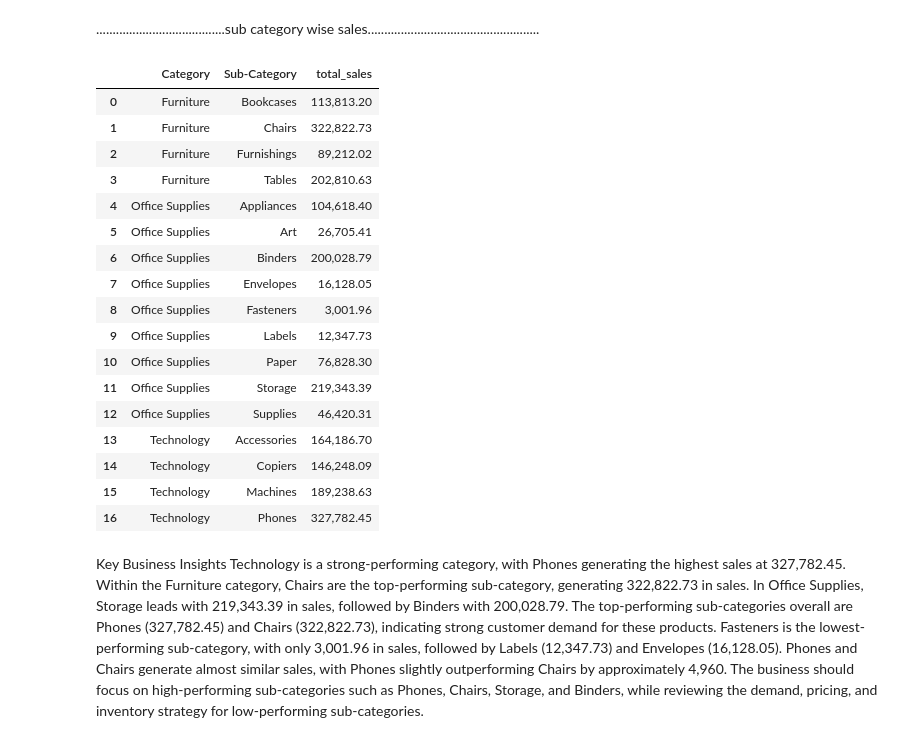
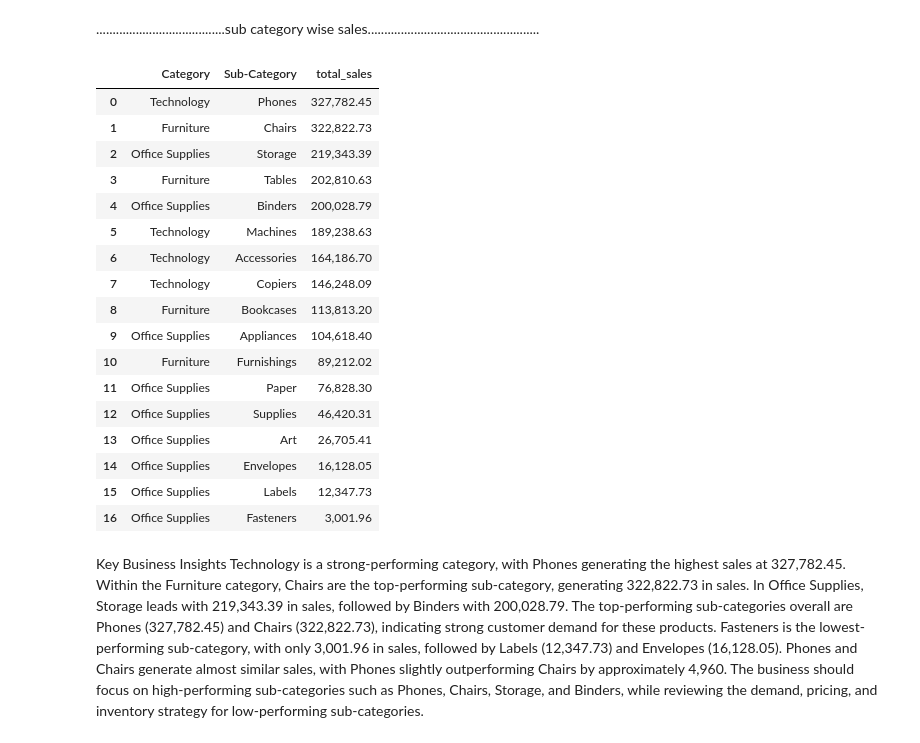
Before and after one commit to Himanshupandey2005/super_store_sales_data_analysis, a Jupyter notebook: index.ipynb, the cells around one changed output. Cells and saved outputs as stored; diff of their text form; code cells hidden in the pictures.

```diff
--- a/index.ipynb
+++ b/index.ipynb
@@ -80,17 +140,3 @@ Data columns (total 18 columns):
  17  Sales          9800 non-null   float64
 dtypes: datetime64[us](2), float64(2), int64(1), str(13)
 memory usage: 1.3 MB
-# %%
-customers = pd.read_csv('customers.csv')
-orders = pd.read_csv('orders.csv')
-order_details = pd.read_csv('order_details.csv')
-products = pd.read_csv('products.csv')
-
-
-conn = sqlite3.connect("superstore_sales.db")
-
-customers.to_sql('customers',conn, if_exists='replace',index=False)
-products.to_sql('products',conn,if_exists='replace',index=False)
-orders.to_sql('orders',conn,if_exists='replace',index=False)
-order_details.to_sql('order_details',conn,if_exists='replace',index=False)
-print("database created successfully")
@@ -172,32 +230,33 @@ Category Technology has highest sales
 # %%
 q="""
 select
 p.category,
 p.'sub-category',sum(od.sales) as total_sales
 from products as p join order_details as od using("product Id")
 group by p.'sub-category'
-order by p.category
+order by total_sales desc
 """
 sub_category_wise_sales=pd.read_sql(q,conn)
+sub_category_wise_sales
 # %% [output]
 |  | Category | Sub-Category | total_sales |
-| 0 | Furniture | Bookcases | 113,813.20 |
+| 0 | Technology | Phones | 327,782.45 |
 | 1 | Furniture | Chairs | 322,822.73 |
-| 2 | Furniture | Furnishings | 89,212.02 |
+| 2 | Office Supplies | Storage | 219,343.39 |
 | 3 | Furniture | Tables | 202,810.63 |
-| 4 | Office Supplies | Appliances | 104,618.40 |
-| 5 | Office Supplies | Art | 26,705.41 |
-| 6 | Office Supplies | Binders | 200,028.79 |
-| 7 | Office Supplies | Envelopes | 16,128.05 |
-| 8 | Office Supplies | Fasteners | 3,001.96 |
-| 9 | Office Supplies | Labels | 12,347.73 |
-| 10 | Office Supplies | Paper | 76,828.30 |
-| 11 | Office Supplies | Storage | 219,343.39 |
+| 4 | Office Supplies | Binders | 200,028.79 |
+| 5 | Technology | Machines | 189,238.63 |
+| 6 | Technology | Accessories | 164,186.70 |
+| 7 | Technology | Copiers | 146,248.09 |
+| 8 | Furniture | Bookcases | 113,813.20 |
+| 9 | Office Supplies | Appliances | 104,618.40 |
+| 10 | Furniture | Furnishings | 89,212.02 |
+| 11 | Office Supplies | Paper | 76,828.30 |
 | 12 | Office Supplies | Supplies | 46,420.31 |
-| 13 | Technology | Accessories | 164,186.70 |
-| 14 | Technology | Copiers | 146,248.09 |
-| 15 | Technology | Machines | 189,238.63 |
-| 16 | Technology | Phones | 327,782.45 |
+| 13 | Office Supplies | Art | 26,705.41 |
+| 14 | Office Supplies | Envelopes | 16,128.05 |
+| 15 | Office Supplies | Labels | 12,347.73 |
+| 16 | Office Supplies | Fasteners | 3,001.96 |
 # %% [markdown]
 Key Business Insights
 Technology is a strong-performing category, with Phones generating the highest sales at 327,782.45.
```
Also changed, not shown: parts of 25 cells of this notebook.
